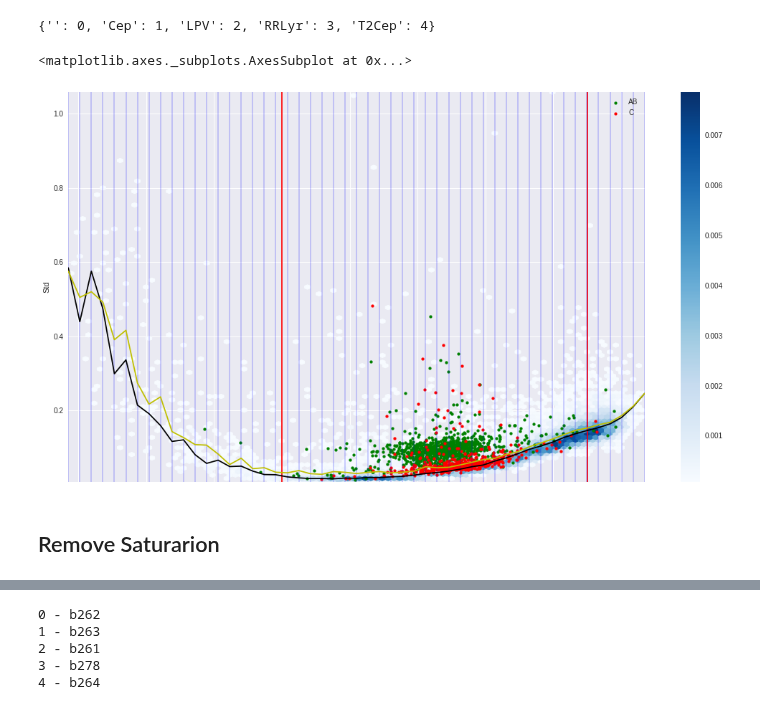
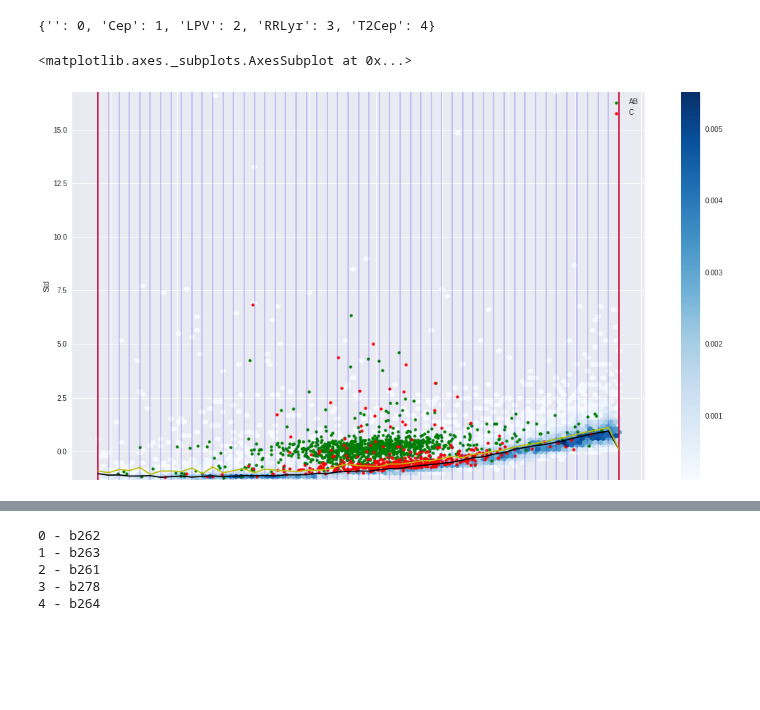
Before and after one commit to carpyncho/vvv_gen_catalog, a Jupyter notebook: detect_tile.ipynb, the cells around one changed output, grey strips where cells are left out. Cells and saved outputs as stored; diff of their text form; code cells hidden in the pictures; blank space fills up the shorter version.

```diff
--- a/detect_tile.ipynb
+++ b/detect_tile.ipynb
@@ -58,11 +48,3 @@ Removing b220...
 ##  2. Preprocess
 
 ### 2.1. Discretize the classes
-# %%
-data, classes, sclasses = discretize_classes(data)
-d.display(d.Markdown("**Classes**"))
-d.display(classes)
-
-d.display(d.Markdown("----"))
-d.display(d.Markdown("**Simplified Classes**"))
-d.display(sclasses)
@@ -85,0 +51,26 @@ d.display(sclasses)
+# %%
+def corrector(row):
+    o3t = (row.ogle3_type or "").split("-", 1)[0]
+    scls = row.scls
+    return o3t, scls
+
+classes = dict(set(map(tuple, df[["ogle3_type", "cls"]].values)))
+sclasses = dict(set(map(tuple, df[["ogle3_type", "scls"]].apply(corrector, axis=1).values)))
+tclasses = {k: v for v, k in enumerate(df.tcls.unique())}
+
+def to_tcls(row):
+    tcls = str(row.tcls)
+    return tclasses[tcls]
+
+df.tcls = df.apply(to_tcls, axis=1)
+
+d.display(d.Markdown("**Classes**"))
+d.display(classes)
+
+d.display(d.Markdown("----"))
+d.display(d.Markdown("**Simplified Classes**"))
+d.display(sclasses)
+
+d.display(d.Markdown("----"))
+d.display(d.Markdown("**Tile Classes**"))
+d.display(tclasses)
@@ -121,44 +129,42 @@ sclasses
 {'': 0, 'Cep': 1, 'LPV': 2, 'RRLyr': 3, 'T2Cep': 4}
 # %%
 import numpy as np
-flt = (12, 16.5)
+flt = (12 - scaler["Mean"][0]) / scaler["Mean"][1], (16.5 - scaler["Mean"][0]) / scaler["Mean"][1]
 
 def plot(data):
-    all_df = pd.concat(data.values())
+    all_df = data
     size = len(all_df)
 
     all_df['C'] = pd.Series(np.ones(size), index=all_df.index)
 
     unk = all_df[all_df.cls == 0]
     unk_size = len(unk)
 
     ax = unk.plot.hexbin(
         "Mean", "Std", cmap="Blues", C="C",
         reduce_C_function=lambda x: (np.sum(x) / unk_size),
         figsize=(18, 10))
 
     all_df[all_df.cls == 6].plot.scatter("Mean", "Std", s=15, color="g", ax=ax, label="AB")
     all_df[all_df.cls == 7].plot.scatter("Mean", "Std", s=15, color="r", ax=ax, label="C")
 
     for limit in flt:
         ax.axvline(limit, color="r")
 
 
     bins = np.histogram(unk.Mean, bins=50)[1]
 
     unk = unk.assign(bins=unk.Mean.apply(np.digitize, bins=bins))
 
     for idx in bins:
         ax.axvline(idx, color="b", alpha=.2)
 
     plt.plot(bins, unk.groupby("bins")["Std"].median(), "k")
     plt.plot(bins, unk.groupby("bins")["Std"].mean(), "y")
 
     return ax
 
-plot(data)
+plot(df)
 # %% [output]
 <matplotlib.axes._subplots.AxesSubplot at 0x...>
-[figure, old version]
+[figure, new version]
-# %% [markdown]
-## Remove Saturarion
```
Also changed, not shown: parts of 27 cells of this notebook, 6 other files.
